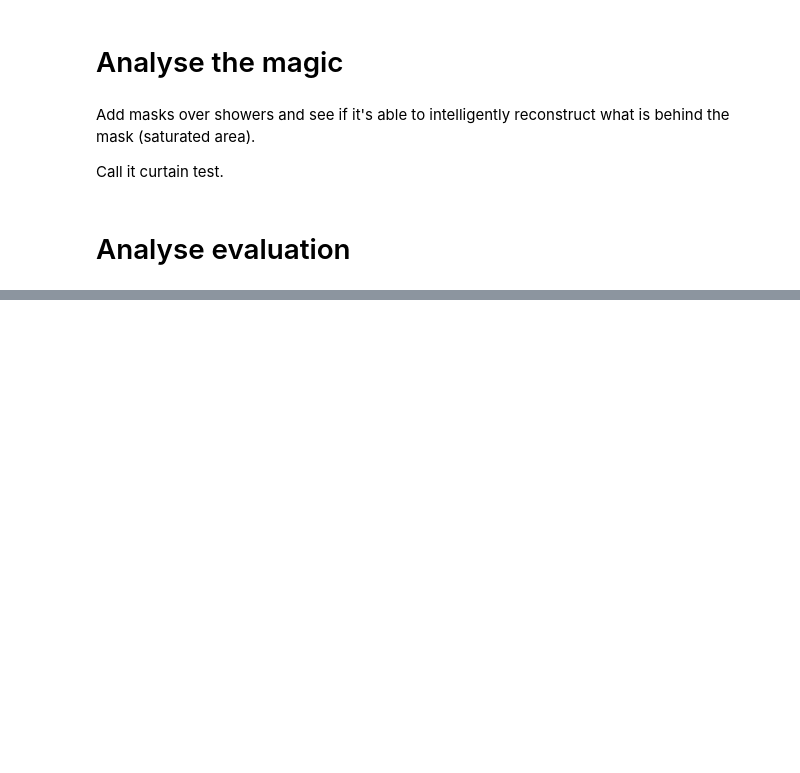
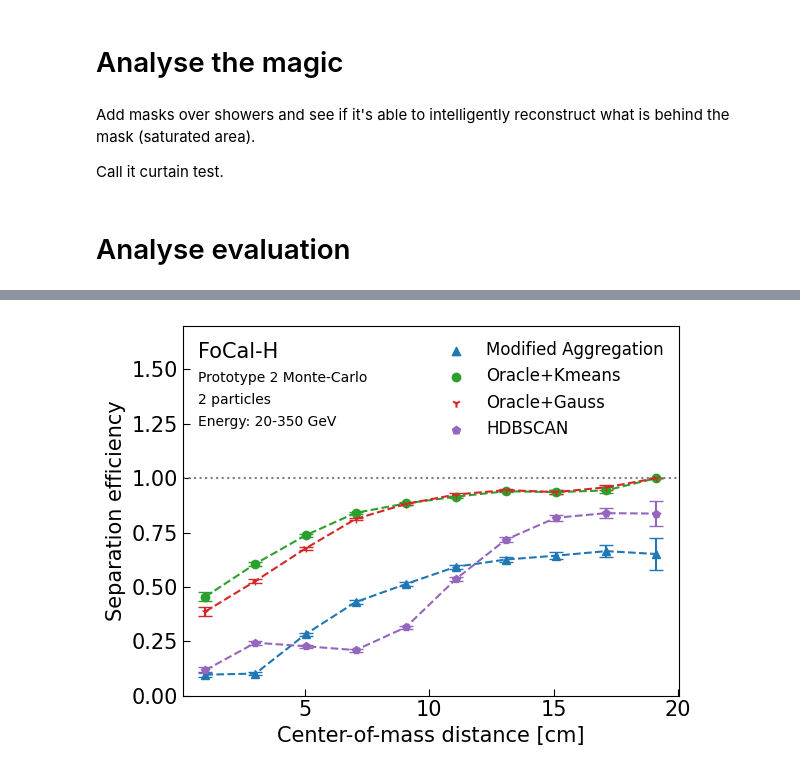
Before and after one commit to Bjartensen/python_focalh_clustering, a Jupyter notebook: notebooks/study.ipynb, the cells around one changed output, grey strips where cells are left out. Drawn from its saved outputs; the diff is of its cells as text; code cells hidden in the pictures; blank space fills up the shorter version.

```diff
--- a/notebooks/study.ipynb
+++ b/notebooks/study.ipynb
@@ -233,19 +49,3 @@ ax[1].imshow(x_synth_pred[0][0].detach().numpy())
-# %%
-fig,ax=plt.subplots(nrows=2,ncols=4, figsize=(10,5))
-
-for i in range(4):
-    i_synth = np.zeros(21*21, dtype=np.float32).reshape(21,21)
-    origin = 4,4
-    size = 2*(i+1)
-    bi = slice(origin[0],origin[0]+size), slice(origin[1],origin[1]+size)
-    i_synth[bi] = 1
-
-    i_synth_tensor = torch.from_numpy(i_synth).unsqueeze(0).unsqueeze(0)
-    i_synth_pred = cnn_study["exec"](i_synth_tensor)
-    ax[0][i].imshow(i_synth)
-    ax[1][i].imshow(i_synth_pred[0][0].detach().numpy())
-
-fig.savefig("synth_blobs.png", bbox_inches="tight")
 # %% [markdown]
 # Analyse the magic
 # %% [markdown]
@@ -617,52 +367,55 @@ fig.savefig("eval_eff_com.png", bbox_inches="tight")
 # %%
-def plot_chunks(x, y, Nbins, label, marker_shape=".", color="", ax=None):
-    if ax is None:
-        fig, ax = plt.subplots()
+lst = ["ma_two", "kmeans_two", "gauss_two", "hdbscan_many"] # keys in evals
 
+
+def standard_error_of_proportion(p,n):
+    return np.sqrt((p*(1-p))/n)
+
+def plot_separation(df,Nbins,ax, marker_shape="^", linestyle="", color=""):
+    x = dist(df["data"]["eval"]["coms"])
     bins = np.linspace(min(x), max(x), Nbins + 1)
     bin_centers = (bins[:-1] + bins[1:]) / 2
     mu_y = np.zeros(Nbins)
     sigma_y = np.zeros(Nbins)
+    y = df["data"]["eval"]["separation"]
 
     for i in range(Nbins):
         mask = (x >= bins[i]) & (x < bins[i+1])
         if np.any(mask):
-            mu_y[i] = np.mean(y[mask])
-            sigma_y[i] = np.std(y[mask]) / np.sqrt(np.sum(mask))
+            mu_y[i] = y[mask][:,0].sum() / y[mask][:,1].sum()
+            sigma_y[i] = standard_error_of_proportion(mu_y[i], y[mask][:,1].sum())
 
-    if color == "":
-        ax.errorbar(bin_centers, mu_y, yerr=sigma_y, marker=marker_shape, linestyle='solid', capsize=5)
-    else:
-        ax.errorbar(bin_centers, mu_y, yerr=sigma_y, marker=marker_shape, linestyle='solid', color=color, capsize=5)
+    ax.errorbar(bin_centers, mu_y, yerr=sigma_y, marker = marker_shape, linestyle=linestyle, color=color, capsize=5)
 
 
-def plot_separation(df,Nbins,ax):
+fig,ax = plt.subplots()
 
-    x = df["coms_dists"]
-    bins = np.linspace(min(x), max(x), Nbins + 1)
-    bin_centers = (bins[:-1] + bins[1:]) / 2
-    mu_y = np.zeros(Nbins)
-    sigma_y = np.zeros(Nbins)
+Nbins=10
+
+for l in lst:
+    plot_separation(evals[l],Nbins, ax
+                    , marker_shape=evals[l]["default_plot_marker"]
+                    , linestyle="dashed"
+                    , color=evals[l]["default_plot_color"]
+                   )
+    ax.scatter([],[], marker=evals[l]["default_plot_marker"]
+               , color=evals[l]["default_plot_color"]
+               , label=evals[l]["name"])
 
 
-    for i in range(Nbins):
-        mask = (x >= bins[i]) & (x < bins[i+1])
-        if np.any(mask):
-            mu_y[i] = df[mask]["separation_resolved"].sum() / df[mask]["separation_total"].sum()
-            print(df[mask]["separation_resolved"].sum())
-            #sigma_y[i] = #np.std(y[mask]) / np.sqrt(np.sum(mask))
+ax.axhline(1, color="grey", linestyle="dotted")
 
-    print(df["separation_resolved"].mean())
-    ax.errorbar(bin_centers, mu_y, yerr=sigma_y, linestyle='solid', capsize=5)
+ax.set_ylim(0,1.7)
 
+ax.legend(framealpha=0)
+ax.set_xlabel("Center-of-mass distance [cm]")
+ax.set_ylabel("Separation efficiency")
 
-    pass
+ax.text(0.03, 0.93, "FoCal-H", transform=plt.gca().transAxes, ha="left", va="center")
+ax.text(0.03, 0.86, "Prototype 2 Monte-Carlo", transform=plt.gca().transAxes, ha="left", va="center", fontsize=10)
+ax.text(0.03, 0.80, f"2 particles", transform=plt.gca().transAxes, ha="left", va="center", fontsize=10)
+ax.text(0.03, 0.74, f"Energy: 20-350 GeV", transform=plt.gca().transAxes, ha="left", va="center", fontsize=10)
+#ax.text(0.03, 0.68, f"{format_with_suffix(len(df_ma))} events", transform=plt.gca().transAxes, ha="left", va="center", fontsize=10)
 
-two_mask = df_ma["particles"] == 2
-en_mask = df_ma["avg_energy"] == df_ma["avg_energy"]
-eff_mask = df_ma["efficiency"] == 1
-fig,ax = plt.subplots()
-
-#plot_chunks(df_ma[ma_two]["coms_dists"], df_ma[ma_two]["efficiency"], bins, "Modified Aggregation", "o", "", ax)
-
-plot_separation(df_ma[two_mask & eff_mask],10,ax)
+#fig.savefig("sep_eff.png", bbox_inches="tight")
+# %% [output]
@@ -668,0 +423 @@ plot_separation(df_ma[two_mask & eff_mask],10,ax)
+[figure, added]
```
Also changed, not shown: parts of 28 cells of this notebook, 6 other files.
